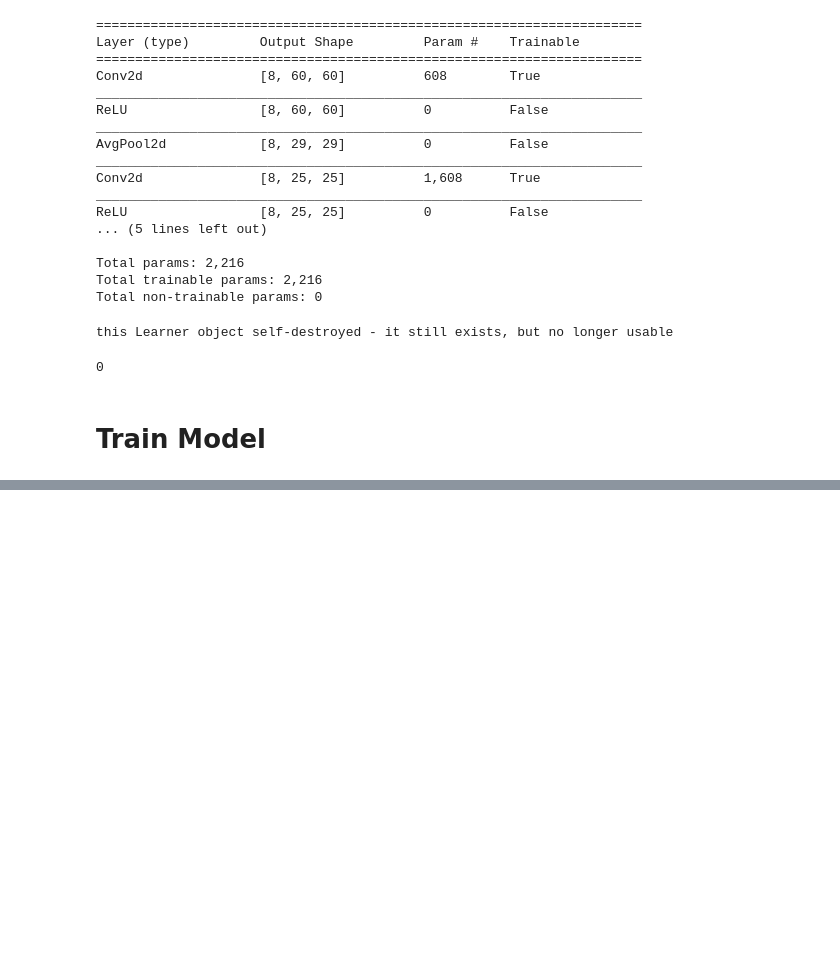
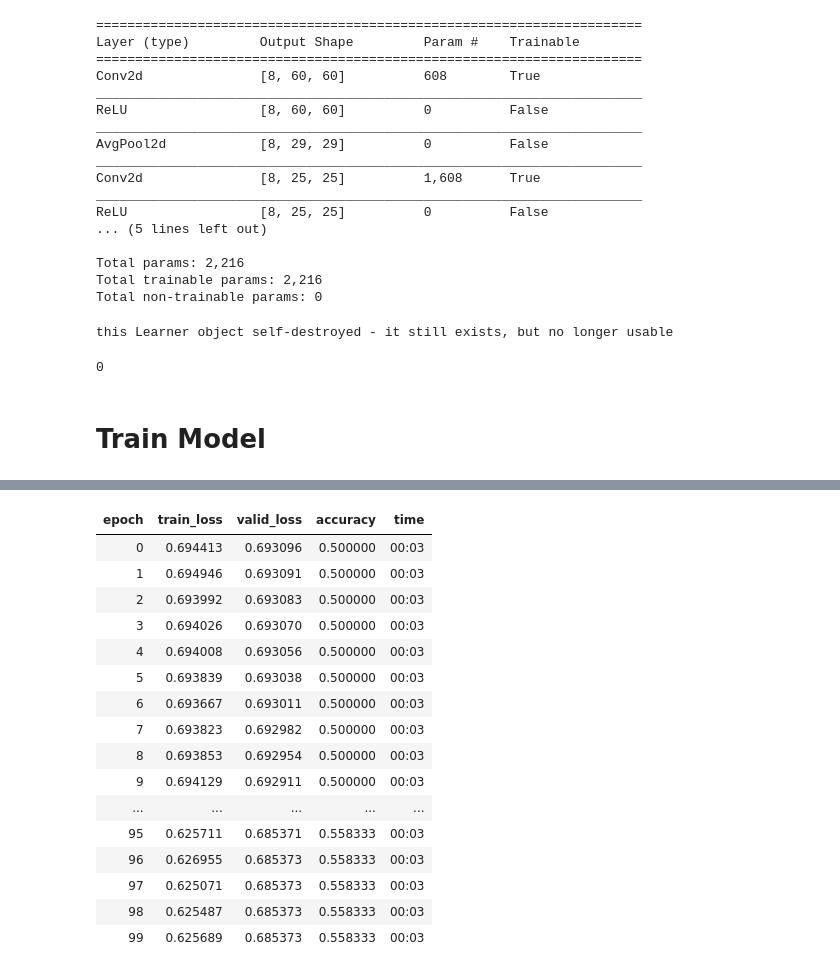
Before and after one commit to williamsdoug/CTG_RP, a Jupyter notebook: CTG_RP_Train_Model.ipynb, the cells around one changed output, grey strips where cells are left out. Drawn from its saved outputs; the diff is of its cells as text; code cells hidden in the pictures; blank space fills up the shorter version.

```diff
--- a/CTG_RP_Train_Model.ipynb
+++ b/CTG_RP_Train_Model.ipynb
@@ -259,0 +312,21 @@ learn.fit_one_cycle(100, 1e-3)  # learn.fit_one_cycle(1, 0.01)
+# %%
+learn.load('initial')
+learn.fit_one_cycle(100, 1e-4)  # learn.fit_one_cycle(1, 0.01)
+# %% [output]
+| epoch | train_loss | valid_loss | accuracy | time |
+| 0 | 0.694413 | 0.693096 | 0.500000 | 00:03 |
+| 1 | 0.694946 | 0.693091 | 0.500000 | 00:03 |
+| 2 | 0.693992 | 0.693083 | 0.500000 | 00:03 |
+| 3 | 0.694026 | 0.693070 | 0.500000 | 00:03 |
+| 4 | 0.694008 | 0.693056 | 0.500000 | 00:03 |
+| 5 | 0.693839 | 0.693038 | 0.500000 | 00:03 |
+| 6 | 0.693667 | 0.693011 | 0.500000 | 00:03 |
+| 7 | 0.693823 | 0.692982 | 0.500000 | 00:03 |
+| 8 | 0.693853 | 0.692954 | 0.500000 | 00:03 |
+| 9 | 0.694129 | 0.692911 | 0.500000 | 00:03 |
+| ... | ... | ... | ... | ... |
+| 95 | 0.625711 | 0.685371 | 0.558333 | 00:03 |
+| 96 | 0.626955 | 0.685373 | 0.558333 | 00:03 |
+| 97 | 0.625071 | 0.685373 | 0.558333 | 00:03 |
+| 98 | 0.625487 | 0.685373 | 0.558333 | 00:03 |
+| 99 | 0.625689 | 0.685373 | 0.558333 | 00:03 |
```
Also changed, not shown: parts of 18 cells of this notebook.
